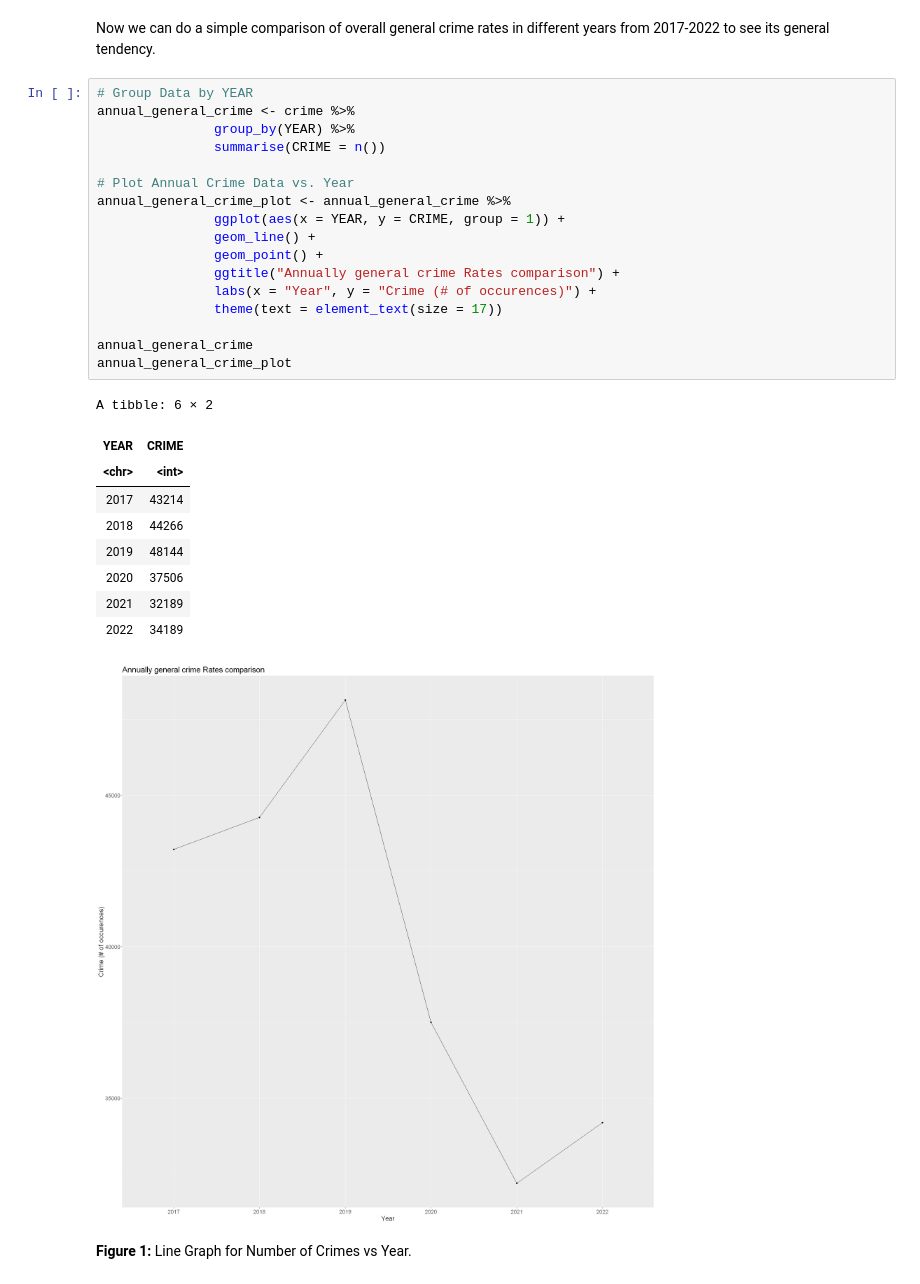
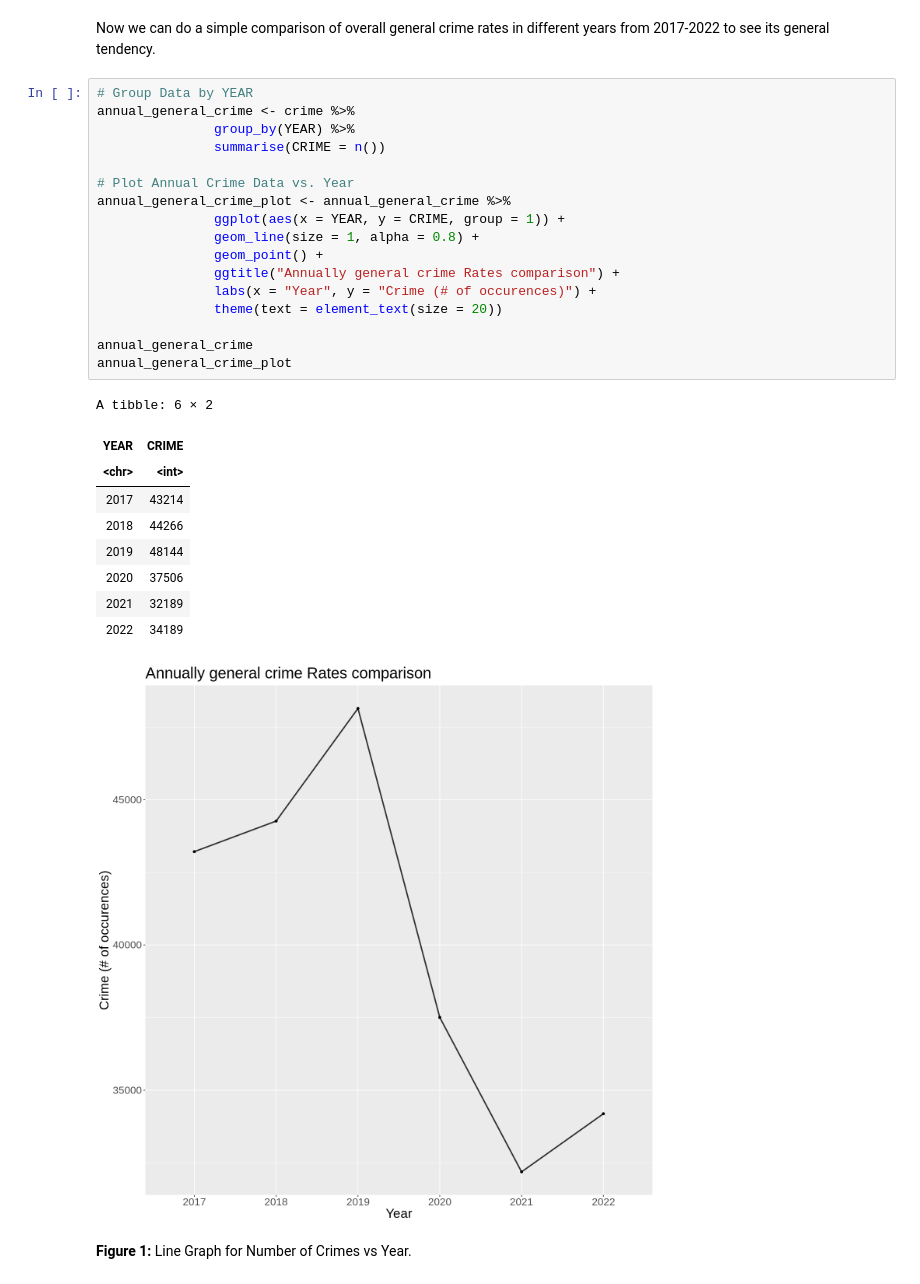
Before and after one commit to Rz02/stat201_2022w2_group_06_project, a Jupyter notebook: crime_rate_comparison.ipynb, the cells around one changed output. Cells and saved outputs as stored; diff of their text form.

Commit message:
Plot
Made plot readable

```diff
--- a/crime_rate_comparison.ipynb
+++ b/crime_rate_comparison.ipynb
@@ -120,31 +120,31 @@ Now we can do a simple comparison of overall general crime rates in different ye
 # %%
 # Group Data by YEAR
 annual_general_crime <- crime %>%
                group_by(YEAR) %>%
                summarise(CRIME = n())
 
 # Plot Annual Crime Data vs. Year
 annual_general_crime_plot <- annual_general_crime %>%
                ggplot(aes(x = YEAR, y = CRIME, group = 1)) +
-               geom_line() +
+               geom_line(size = 1, alpha = 0.8) +
                geom_point() +
                ggtitle("Annually general crime Rates comparison") +
                labs(x = "Year", y = "Crime (# of occurences)") +
-               theme(text = element_text(size = 17))
+               theme(text = element_text(size = 20))
 
 annual_general_crime
 annual_general_crime_plot
 # %% [output]
 A tibble: 6 × 2
 | YEAR | CRIME |
 | <chr> | <int> |
 | 2017 | 43214 |
 | 2018 | 44266 |
 | 2019 | 48144 |
 | 2020 | 37506 |
 | 2021 | 32189 |
 | 2022 | 34189 |
-[figure, old version]
+[figure, new version]
 # %% [markdown]
 **Figure 1:** Line Graph for Number of Crimes vs Year.
 # %% [markdown]
```
Also changed, not shown: parts of 1 cell of this notebook.
